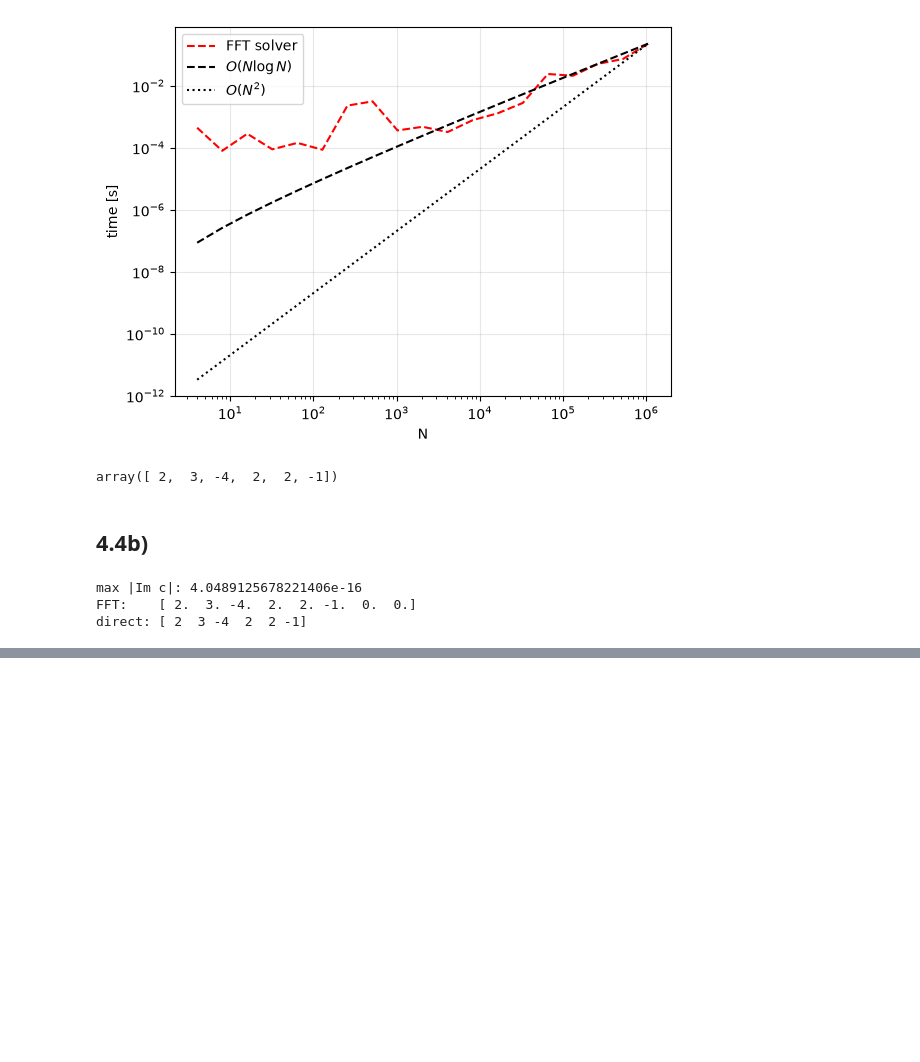
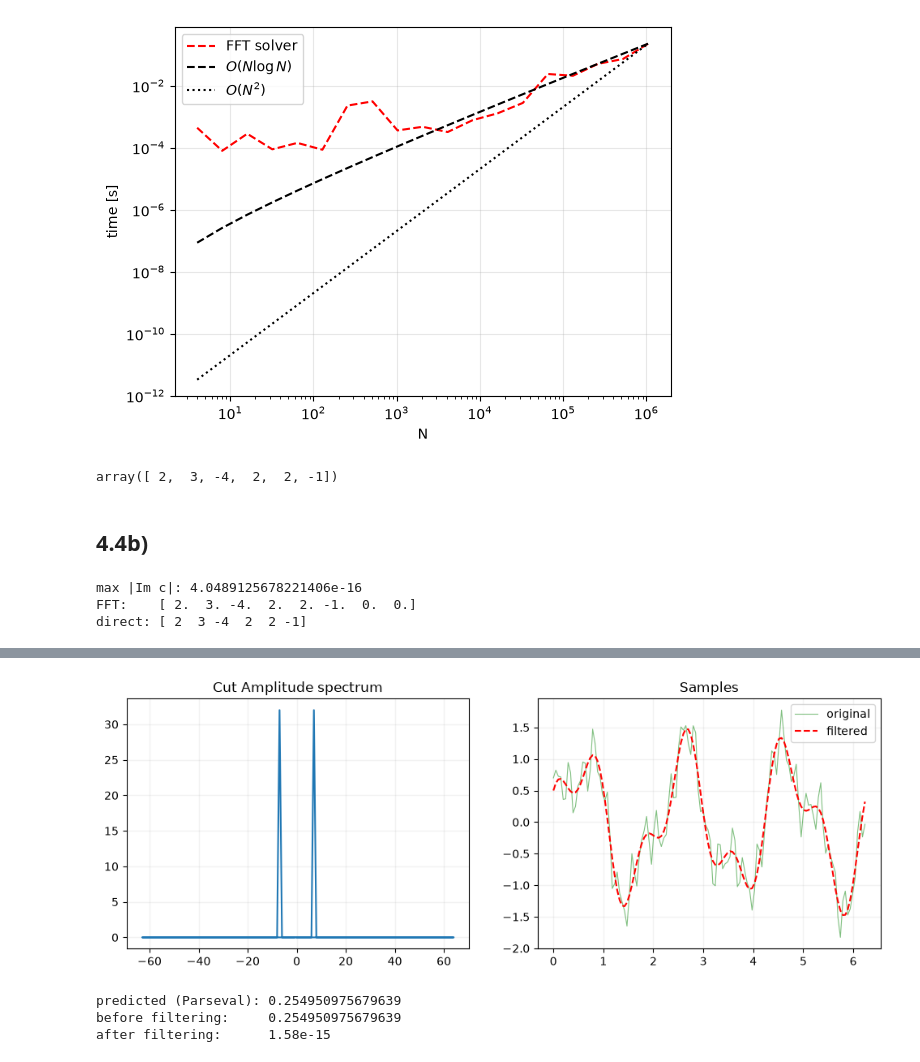
Before and after one commit to NicoReit54/Numerical_Computation, a Jupyter notebook: ex4.ipynb, the cells around one changed output, grey strips where cells are left out. Cells and saved outputs as stored; diff of their text form; code cells hidden in the pictures; blank space fills up the shorter version.

```diff
--- a/ex4.ipynb
+++ b/ex4.ipynb
@@ -194,0 +239,36 @@ direct: [ 2  3 -4  2  2 -1]
+# %%
+idx = np.where(np.abs(k) > 10)[0]
+
+y_dash_cut = y_dash.copy()
+y_dash_cut[idx] = 0
+y_new = np.fft.ifft(y_dash_cut).real
+
+fig, axes = plt.subplots(1, 2, figsize=(12, 4))
+axes[0].plot(k, y_dash_cut)
+axes[0].set_title("Cut Amplitude spectrum")
+axes[0].grid(color='grey', linestyle='-', linewidth=1, alpha= 0.1)
+
+x_fine = np.linspace(0, 2*np.pi, 1000)
+axes[1].plot(x_js, y, "g-", lw=0.8, alpha=0.5, label="original")
+axes[1].plot(x_js, y_new, "r--", label="filtered")
+axes[1].legend()
+
+
+axes[1].set_title("Samples")
+axes[1].grid(color='grey', linestyle='-', linewidth=1, alpha= 0.1)
+# %% [output]
+[figure, added]
+# %%
+rms = lambda e: np.sqrt(np.mean(np.abs(e)**2))
+
+err_before = rms(y     - s(x_js))     # noisy samples vs. clean signal
+err_after  = rms(y_new - s(x_js))     # filtered samples vs. clean signal
+err_pred   = np.sqrt(2*0.15**2 + 2*0.10**2)   # Parseval prediction
+
+print(f"predicted (Parseval): {err_pred:.15f}")
+print(f"before filtering:     {err_before:.15f}")
+print(f"after filtering:      {err_after:.2e}")
+# %% [output]
+predicted (Parseval): 0.254950975679639
+before filtering:     0.254950975679639
+after filtering:      1.58e-15
```
Also changed, not shown: parts of 6 cells of this notebook.
